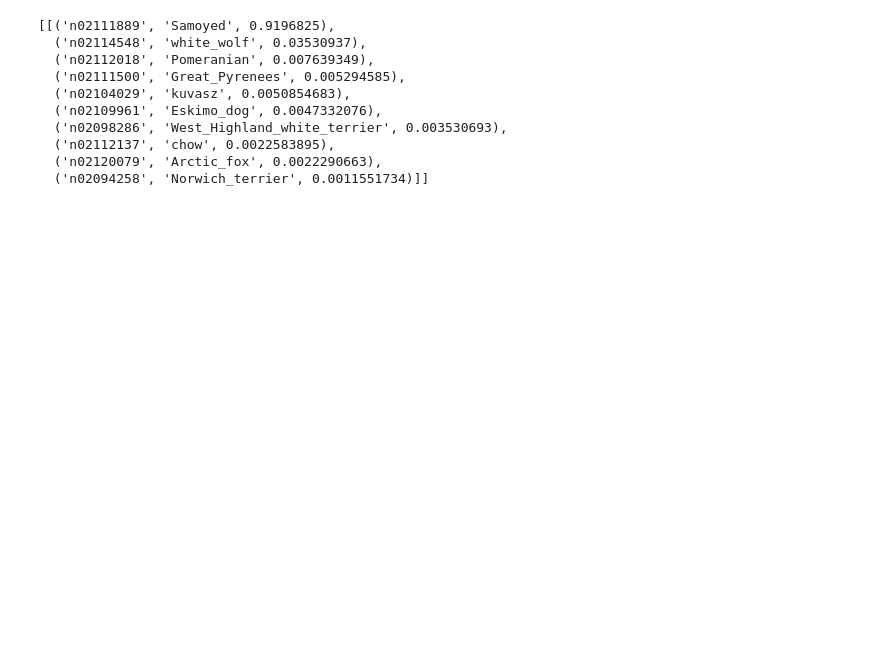
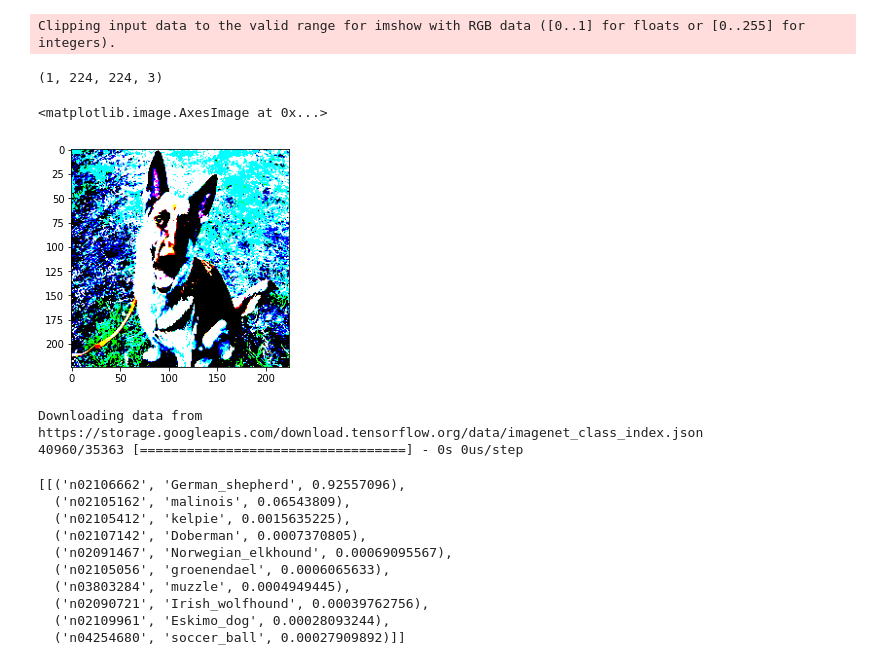
Before and after one commit to HitoshiIyatomi/IIP1, a Jupyter notebook: 07_Keras/03_ImageRecognition_VGG.ipynb, the cells around one changed output. Saved outputs shown, nothing was run; the diff lists cells and outputs as text; code cells hidden in the pictures; blank space fills up the shorter version.

```diff
--- a/07_Keras/03_ImageRecognition_VGG.ipynb
+++ b/07_Keras/03_ImageRecognition_VGG.ipynb
@@ -64,22 +78,40 @@ plt.imshow(img)
+# %%
+# convert to numpy array
+x = image.img_to_array(img)
+x = np.expand_dims(x, axis=0)
+
+# color distribution of the test image is normalized to
+# that of 1.2M ImageNet images
+# mean = (0.485, 0.456, 0.406)
+# std = (0.229, 0.224, 0.225)
+x = preprocess_input(x)
+print(x.shape)
+
+# see image after the pre_process
+# sometimes looks strange, but neuralnets identify contents
+# based on this. If we don't use this, performance is dropped.
+plt.imshow(np.squeeze(x))
+# %% [output]
+Clipping input data to the valid range for imshow with RGB data ([0..1] for floats or [0..255] for integers).
+(1, 224, 224, 3)
+<matplotlib.image.AxesImage at 0x...>
+[figure, added]
 # %%
-# convert to numpy array
-x = image.img_to_array(img)
-x = np.expand_dims(x, axis=0)
-x = preprocess_input(x)
-
 output = model.predict(x)
 
-# return the top 20 detected objects
+# return the top 10 detected objects
 label = decode_predictions(output, top=10)
 label
 # %% [output]
-[[('n02111889', 'Samoyed', 0.9196825),
-  ('n02114548', 'white_wolf', 0.03530937),
-  ('n02112018', 'Pomeranian', 0.007639349),
-  ('n02111500', 'Great_Pyrenees', 0.005294585),
-  ('n02104029', 'kuvasz', 0.0050854683),
-  ('n02109961', 'Eskimo_dog', 0.0047332076),
-  ('n02098286', 'West_Highland_white_terrier', 0.003530693),
-  ('n02112137', 'chow', 0.0022583895),
-  ('n02120079', 'Arctic_fox', 0.0022290663),
-  ('n02094258', 'Norwich_terrier', 0.0011551734)]]
+Downloading data from https://storage.googleapis.com/download.tensorflow.org/data/imagenet_class_index.json
+40960/35363 [==================================] - 0s 0us/step
+[[('n02106662', 'German_shepherd', 0.92557096),
+  ('n02105162', 'malinois', 0.06543809),
+  ('n02105412', 'kelpie', 0.0015635225),
+  ('n02107142', 'Doberman', 0.0007370805),
+  ('n02091467', 'Norwegian_elkhound', 0.00069095567),
+  ('n02105056', 'groenendael', 0.0006065633),
+  ('n03803284', 'muzzle', 0.0004949445),
+  ('n02090721', 'Irish_wolfhound', 0.00039762756),
+  ('n02109961', 'Eskimo_dog', 0.00028093244),
+  ('n04254680', 'soccer_ball', 0.00027909892)]]
```
Also changed, not shown: parts of 6 cells of this notebook.
